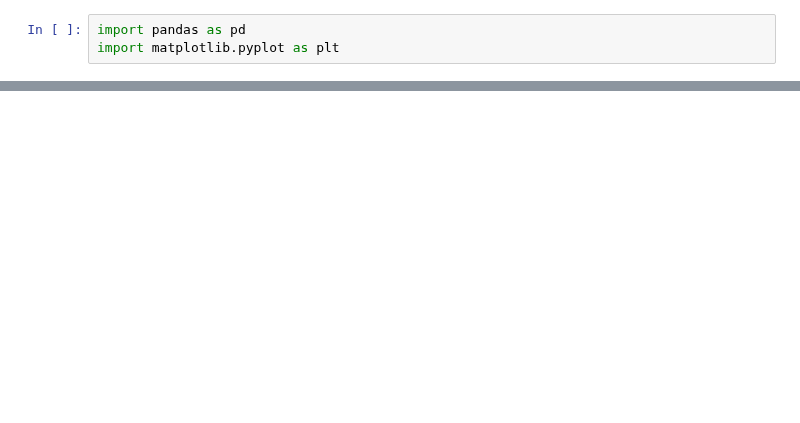
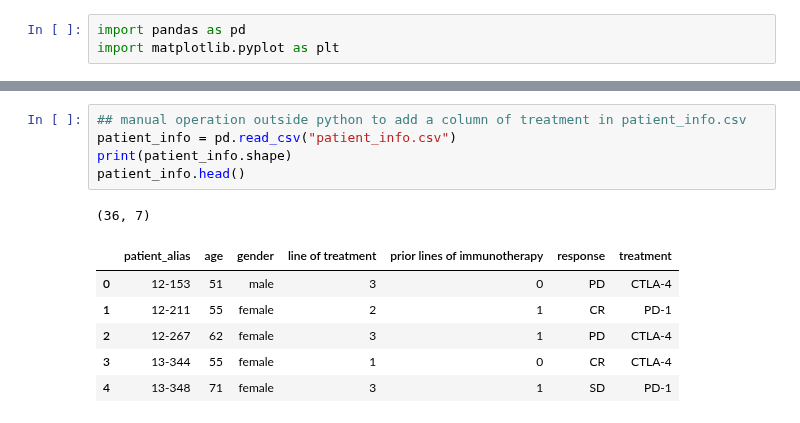
Before and after one commit to Sun-lab/CAT, a Jupyter notebook: Wang_2024/s1_association.ipynb, the cells around one changed output, grey strips where cells are left out. Cells and saved outputs as stored; diff of their text form; blank space fills up the shorter version.

```diff
--- a/Wang_2024/s1_association.ipynb
+++ b/Wang_2024/s1_association.ipynb
@@ -44,0 +89,13 @@ Index(['patient_alias', 'orig.ident', 'nCount_RNA', 'nFeature_RNA',
+# %%
+## manual operation outside python to add a column of treatment in patient_info.csv
+patient_info = pd.read_csv("patient_info.csv")
+print(patient_info.shape)
+patient_info.head()
+# %% [output]
+(36, 7)
+|  | patient_alias | age | gender | line of treatment | prior lines of immunotherapy | response | treatment |
+| 0 | 12-153 | 51 | male | 3 | 0 | PD | CTLA-4 |
+| 1 | 12-211 | 55 | female | 2 | 1 | CR | PD-1 |
+| 2 | 12-267 | 62 | female | 3 | 1 | PD | CTLA-4 |
+| 3 | 13-344 | 55 | female | 1 | 0 | CR | CTLA-4 |
+| 4 | 13-348 | 71 | female | 3 | 1 | SD | PD-1 |
```
Also changed, not shown: parts of 12 cells of this notebook.
